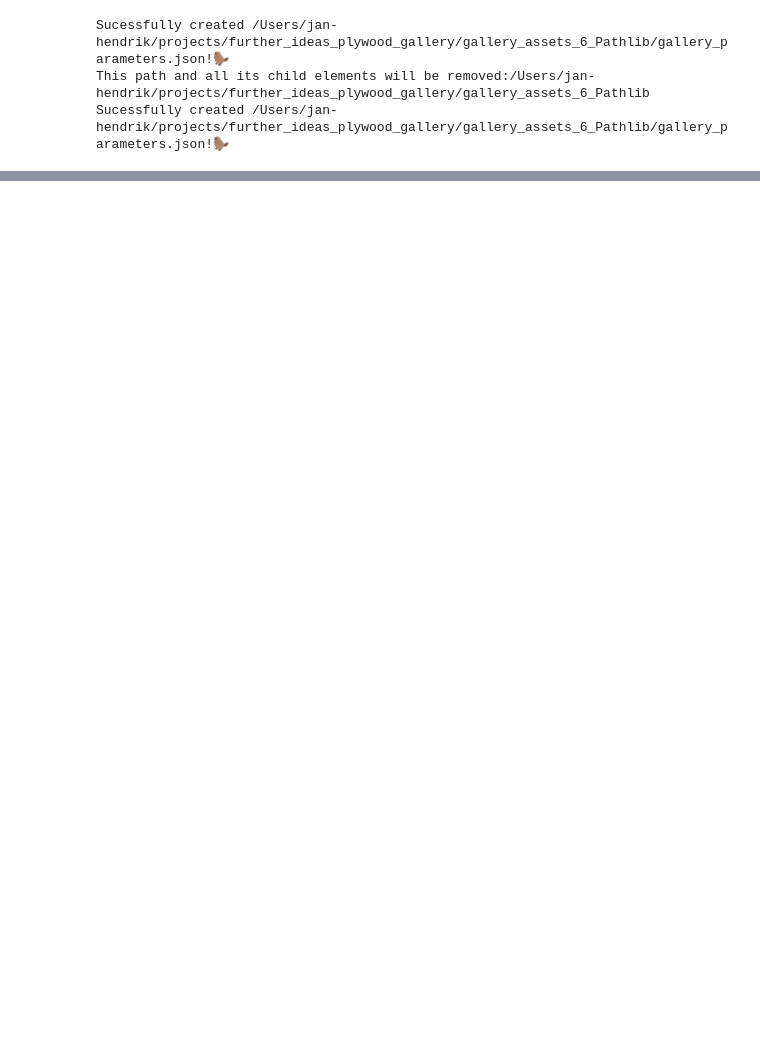
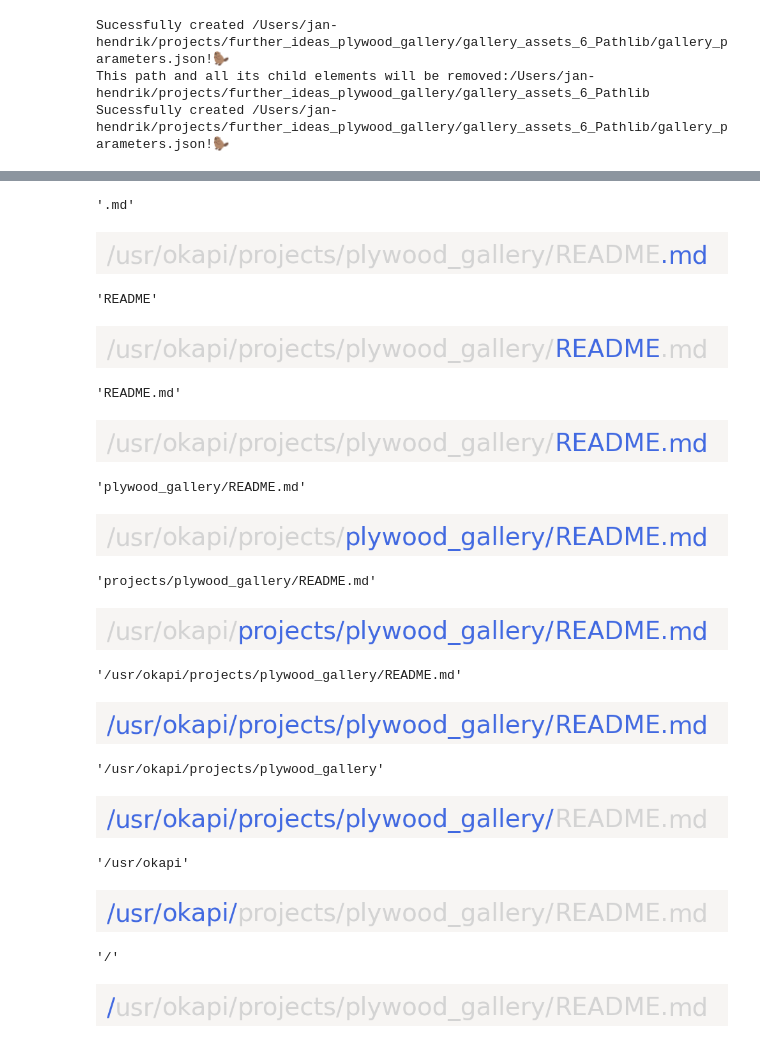
Before and after one commit to kolibril13/further_ideas_plywood_gallery, a Jupyter notebook: nb6_pathlib.ipynb, the cells around one changed output, grey strips where cells are left out. Cells and saved outputs as stored; diff of their text form; code cells hidden in the pictures; blank space fills up the shorter version.

```diff
--- a/nb6_pathlib.ipynb
+++ b/nb6_pathlib.ipynb
@@ -133,0 +71,74 @@ plot_open_emojis("📁","🗑", overlap=0.4) # NOT
+# %%
+%%capture_png -p Header1.png --celltype Normal  --style "width: 600px; height: auto; display:block"
+colors = [g, g, g, g, g, g, b, b] # NOT
+plot_text(words, colors)  # NOT
+mypath.suffix
+# %% [output]
+'.md'
+[figure, added]
+# %%
+%%capture_png -p Header1.png --celltype Normal  --style "width: 600px; height: auto; display:block"
+colors = [g, g, g, g, g, b, g, g] # NOT
+plot_text(words, colors)  # NOT
+mypath.stem
+# %% [output]
+'README'
+[figure, added]
+# %%
+%%capture_png -p Header1.png --celltype Normal  --style "width: 600px; height: auto; display:block"
+colors = [g, g, g, g, g, b, b, b] # NOT
+plot_text(words, colors)  # NOT
+mypath.name
+# %% [output]
+'README.md'
+[figure, added]
+# %%
+%%capture_png -p Header1.png --celltype Normal  --style "width: 600px; height: auto; display:block"
+colors = [g, g, g, g, b, b, b, b] # NOT
+plot_text(words, colors)  # NOT
+project_path = Path("/usr/okapi/projects/")
+str(mypath.relative_to(project_path))
+# %% [output]
+'plywood_gallery/README.md'
+[figure, added]
+# %%
+%%capture_png -p Header1.png --celltype Normal  --style "width: 600px; height: auto; display:block"
+colors = [g, g, g, b, b, b, b, b] # NOT
+plot_text(words, colors)  # NOT
+user_path = Path("/usr/okapi/")
+str(mypath.relative_to(user_path))
+# %% [output]
+'projects/plywood_gallery/README.md'
+[figure, added]
+# %%
+%%capture_png -p Header1.png --celltype Normal  --style "width: 600px; height: auto; display:block"
+colors = [b, b, b, b, b, b, b, b] # NOT
+plot_text(words, colors)  # NOT
+str(mypath.absolute())
+# %% [output]
+'/usr/okapi/projects/plywood_gallery/README.md'
+[figure, added]
+# %%
+%%capture_png -p Header1.png --celltype Normal  --style "width: 600px; height: auto; display:block"
+colors = [b, b, b, b, b, g, g, g] # NOT
+plot_text(words, colors)  # NOT
+str(mypath.parent)
+# %% [output]
+'/usr/okapi/projects/plywood_gallery'
+[figure, added]
+# %%
+%%capture_png -p Header1.png --celltype Normal  --style "width: 600px; height: auto; display:block"
+colors = [b, b, b, g, g, g, g, g] # NOT
+plot_text(words, colors)  # NOT
+str(mypath.parents[2])
+# %% [output]
+'/usr/okapi'
+[figure, added]
+# %%
+%%capture_png -p Header1.png --celltype Normal  --style "width: 600px; height: auto; display:block"
+colors = [b, g, g, g, g, g, g, g] # NOT
+plot_text(words, colors)  # NOT
+mypath.anchor
+# %% [output]
+'/'
+[figure, added]
```
Also changed, not shown: parts of 10 cells of this notebook, 16 other files.
